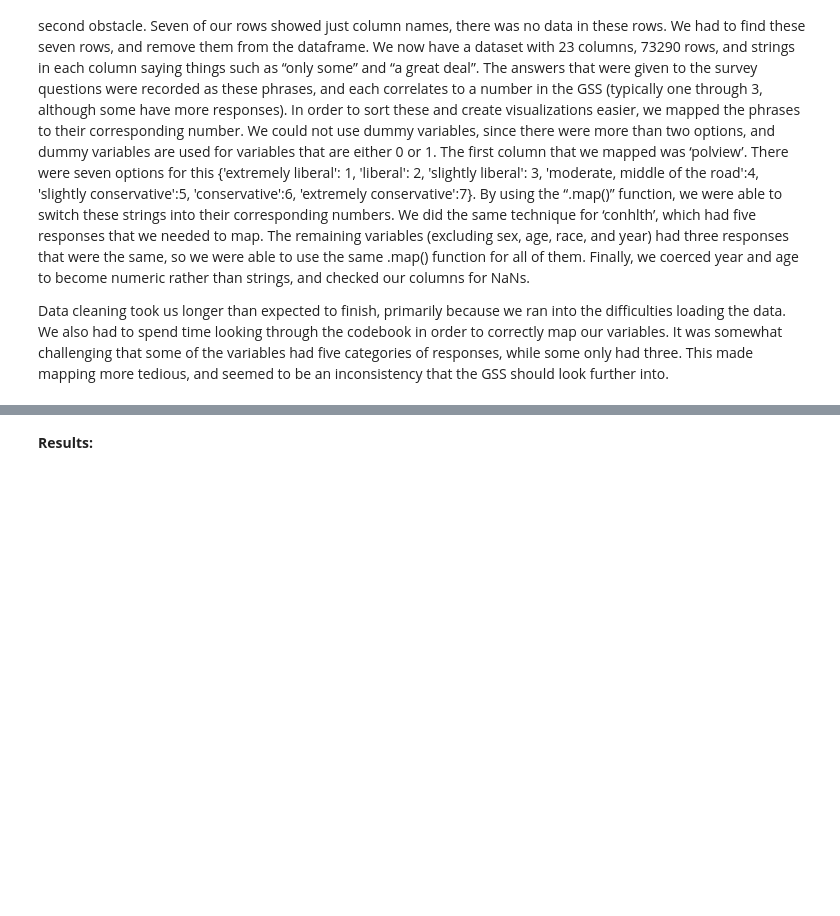
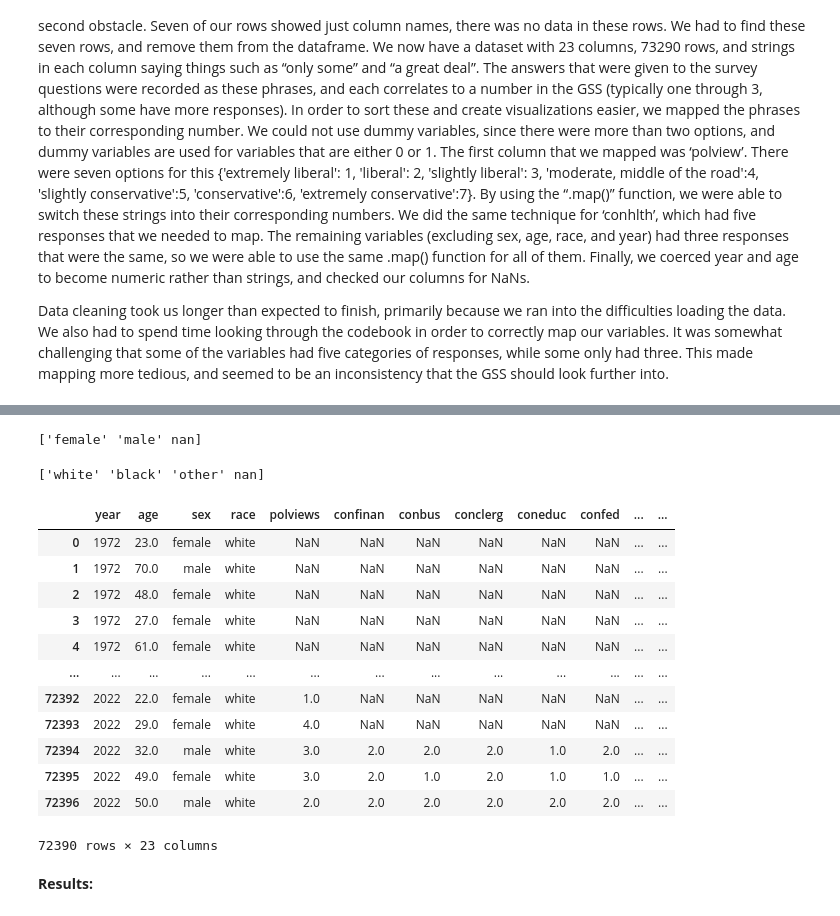
Before and after one commit to yango4014/group10, a Jupyter notebook: Visualization With Report.ipynb, the cells around one changed output, grey strips where cells are left out. Saved outputs shown, nothing was run; the diff lists cells and outputs as text; code cells hidden in the pictures; blank space fills up the shorter version.

```diff
--- a/Visualization With Report.ipynb
+++ b/Visualization With Report.ipynb
@@ -16,0 +119,8 @@ Data cleaning took us longer than expected to finish, primarily because we ran i
+# %%
+# The maping of conhlth varaible is different than the polical views mapping, so
+# I printed this out to see them all
+print(df['conhlth'].unique())
+# I used the codebook to find the correct numerical mappings of complete confidence to no confidence at all
+df['conhlth'] = df['conhlth'].map({'complete confidence': 1, 'a great deal of confidence': 2, 'some confidence': 3,
+                                   'very little confidence':4,'no confidence at all':5})
+df['conhlth'].value_counts()
@@ -16,0 +136,12 @@ Data cleaning took us longer than expected to finish, primarily because we ran i
+# %%
+# these are all the varibles with the mapping "a great deal" to "hardly any" on the confidence scale
+cols = ['confinan', 'conbus',
+       'conclerg', 'coneduc', 'confed', 'conlabor', 'conpress', 'conmedic',
+       'contv', 'conjudge', 'consci', 'conlegis', 'conarmy', 'conpharvac',
+       'conpharvacy', 'confedvac', 'confedvacy']
+
+# as they are all the same mapping I used a loop
+# I then printed out all the unique values in the newly mapped variable to make sure it was just 1,2,3 and nans
+for i in cols:
+  df[i] = df[i].map({'a great deal': 1, 'only some': 2, 'hardly any': 3})
+  print(df[i].unique())
@@ -16,0 +166,7 @@ Data cleaning took us longer than expected to finish, primarily because we ran i
+# %%
+# The year values are all strings
+print(df['year'].unique())
+# Coercing these values to numbers
+df['year'] = pd.to_numeric(df['year'], errors='coerce')
+# You can see it worked because the values are no longer in quotes
+print(df['year'].unique())
@@ -16,0 +181,5 @@ Data cleaning took us longer than expected to finish, primarily because we ran i
+# %%
+# Age also came in as a string value so we followed the same coercing process
+print(df['age'].unique())
+df['age'] = pd.to_numeric(df['age'], errors='coerce')
+print(df['age'].unique())
@@ -17,3 +200,38 @@ Data cleaning took us longer than expected to finish, primarily because we ran i
+# %%
+# We kept sex as a string value because there are only two option
+# so making a mapping to a numerical value did not seem necessary
+print(df['sex'].unique())
+# %% [output]
+['female' 'male' nan]
+# %%
+# The same thing with race, we did not think a numerical mapping would be helpful
+# Also assigning a numerical value to race implies a hierarchy which is a very problematic data coercion
+print(df['race'].unique())
+# %% [output]
+['white' 'black' 'other' nan]
+# %%
+# Newly cleaned data
+display(df)
+df.to_csv("clean_gss_data.csv", index=False)
+# outputed to a new csv file so we still have a copy of the raw data in the repo
+
+# Also note that the raw data came in with all the nans already filled in
+# This meant we could not offer any distinction between did not answer,not
+# applicable, and was not asked that year which is why there was no data cleaning for missing values
+# %% [output]
+|  | year | age | sex | race | polviews | confinan | conbus | conclerg | coneduc | confed | ... | ... |
+| 0 | 1972 | 23.0 | female | white | NaN | NaN | NaN | NaN | NaN | NaN | ... | ... |
+| 1 | 1972 | 70.0 | male | white | NaN | NaN | NaN | NaN | NaN | NaN | ... | ... |
+| 2 | 1972 | 48.0 | female | white | NaN | NaN | NaN | NaN | NaN | NaN | ... | ... |
+| 3 | 1972 | 27.0 | female | white | NaN | NaN | NaN | NaN | NaN | NaN | ... | ... |
+| 4 | 1972 | 61.0 | female | white | NaN | NaN | NaN | NaN | NaN | NaN | ... | ... |
+| ... | ... | ... | ... | ... | ... | ... | ... | ... | ... | ... | ... | ... |
+| 72392 | 2022 | 22.0 | female | white | 1.0 | NaN | NaN | NaN | NaN | NaN | ... | ... |
+| 72393 | 2022 | 29.0 | female | white | 4.0 | NaN | NaN | NaN | NaN | NaN | ... | ... |
+| 72394 | 2022 | 32.0 | male | white | 3.0 | 2.0 | 2.0 | 2.0 | 1.0 | 2.0 | ... | ... |
+| 72395 | 2022 | 49.0 | female | white | 3.0 | 2.0 | 1.0 | 2.0 | 1.0 | 1.0 | ... | ... |
+| 72396 | 2022 | 50.0 | male | white | 2.0 | 2.0 | 2.0 | 2.0 | 2.0 | 2.0 | ... | ... |
+72390 rows × 23 columns
 # %% [markdown]
 **Results:**
 # %%
```
Also changed, not shown: parts of 12 cells of this notebook.
